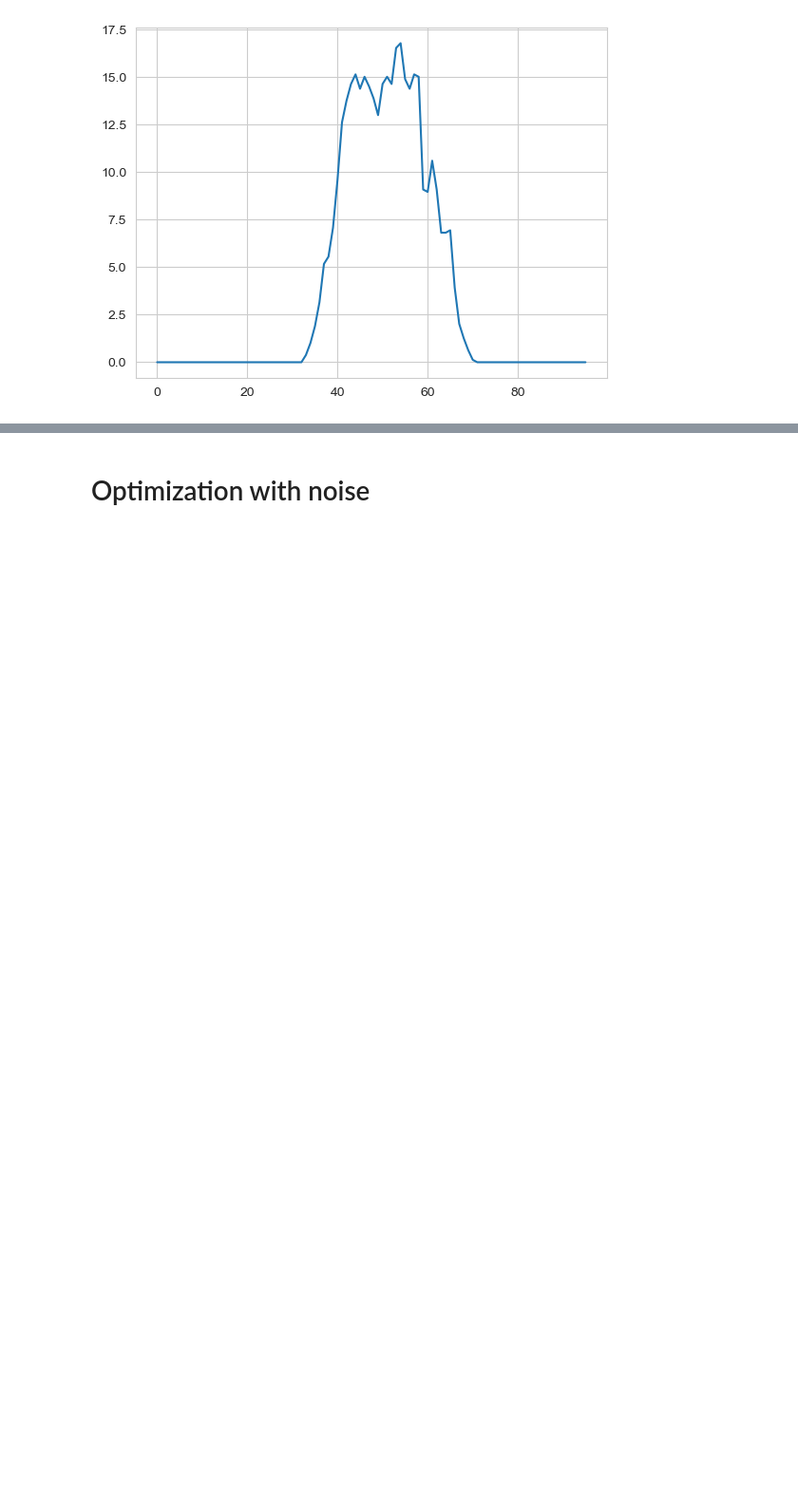
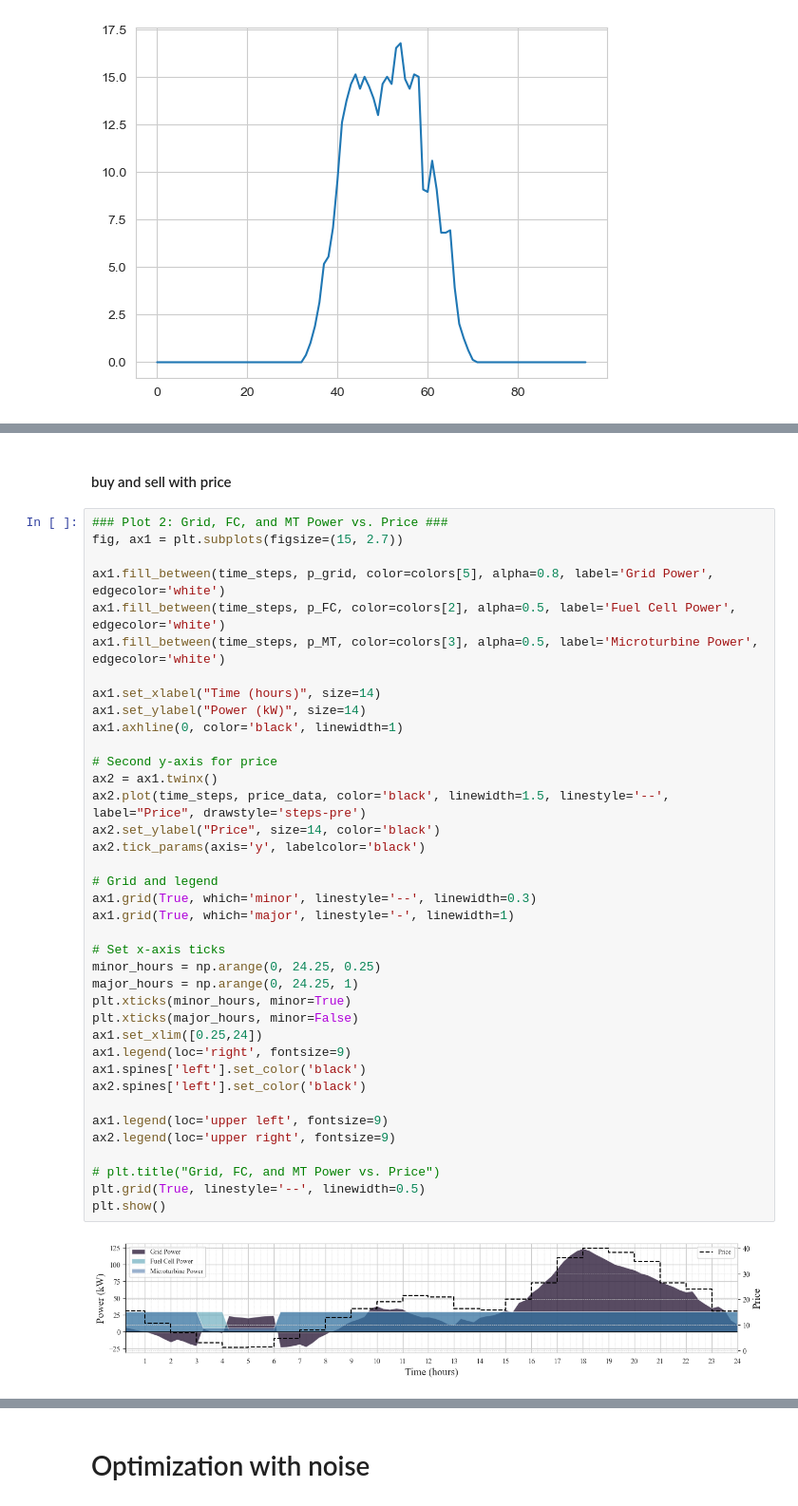
Before and after one commit to arbit3rr/ES-Temporal-RL, a Jupyter notebook: 3. MILP_solution.ipynb, the cells around one changed output, grey strips where cells are left out. Shown at 95% size. Drawn from its saved outputs; the diff is of its cells as text; blank space fills up the shorter version.

```diff
--- a/3. MILP_solution.ipynb
+++ b/3. MILP_solution.ipynb
@@ -476,0 +550,42 @@ Optimal objective value: 148010.50916777202
+# %% [markdown]
+#### buy and sell with price
+# %%
+### Plot 2: Grid, FC, and MT Power vs. Price ###
+fig, ax1 = plt.subplots(figsize=(15, 2.7))
+
+ax1.fill_between(time_steps, p_grid, color=colors[5], alpha=0.8, label='Grid Power', edgecolor='white')
+ax1.fill_between(time_steps, p_FC, color=colors[2], alpha=0.5, label='Fuel Cell Power', edgecolor='white')
+ax1.fill_between(time_steps, p_MT, color=colors[3], alpha=0.5, label='Microturbine Power', edgecolor='white')
+
+ax1.set_xlabel("Time (hours)", size=14)
+ax1.set_ylabel("Power (kW)", size=14)
+ax1.axhline(0, color='black', linewidth=1)
+
+# Second y-axis for price
+ax2 = ax1.twinx()
+ax2.plot(time_steps, price_data, color='black', linewidth=1.5, linestyle='--', label="Price", drawstyle='steps-pre')
+ax2.set_ylabel("Price", size=14, color='black')
+ax2.tick_params(axis='y', labelcolor='black')
+
+# Grid and legend
+ax1.grid(True, which='minor', linestyle='--', linewidth=0.3)
+ax1.grid(True, which='major', linestyle='-', linewidth=1)
+
+# Set x-axis ticks
+minor_hours = np.arange(0, 24.25, 0.25)
+major_hours = np.arange(0, 24.25, 1)
+plt.xticks(minor_hours, minor=True)
+plt.xticks(major_hours, minor=False)
+ax1.set_xlim([0.25,24])
+ax1.legend(loc='right', fontsize=9)
+ax1.spines['left'].set_color('black')
+ax2.spines['left'].set_color('black')
+
+ax1.legend(loc='upper left', fontsize=9)
+ax2.legend(loc='upper right', fontsize=9)
+
+# plt.title("Grid, FC, and MT Power vs. Price")
+plt.grid(True, linestyle='--', linewidth=0.5)
+plt.show()
+# %% [output]
+[figure, added]
```
Also changed, not shown: parts of 9 cells of this notebook.
